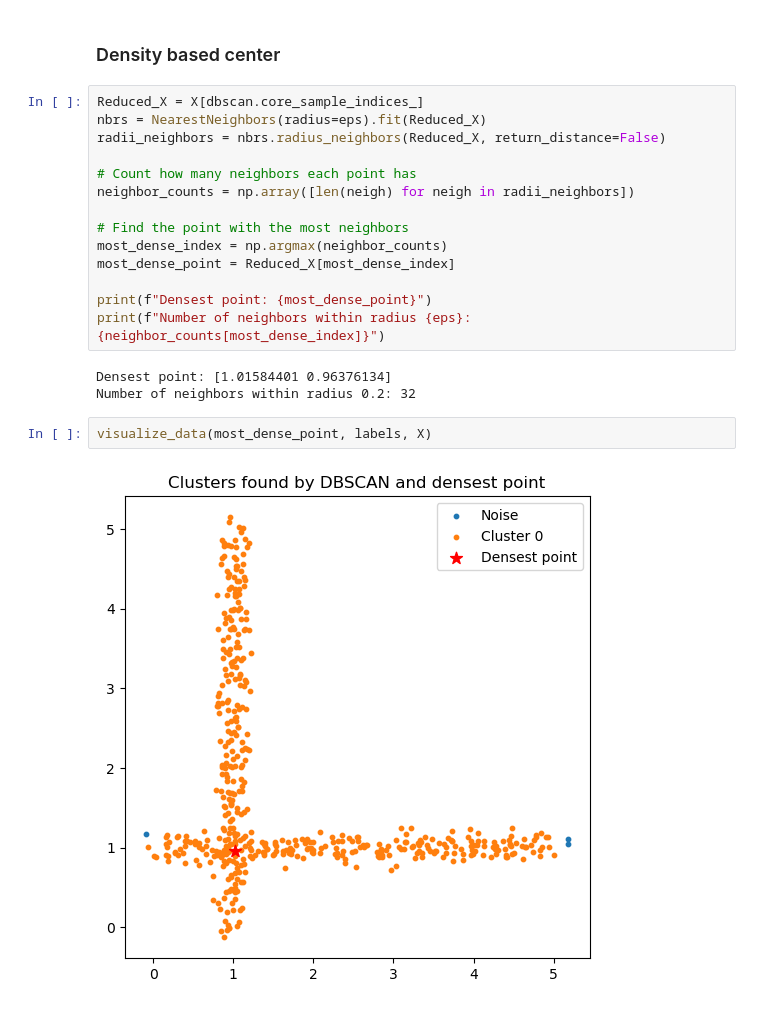
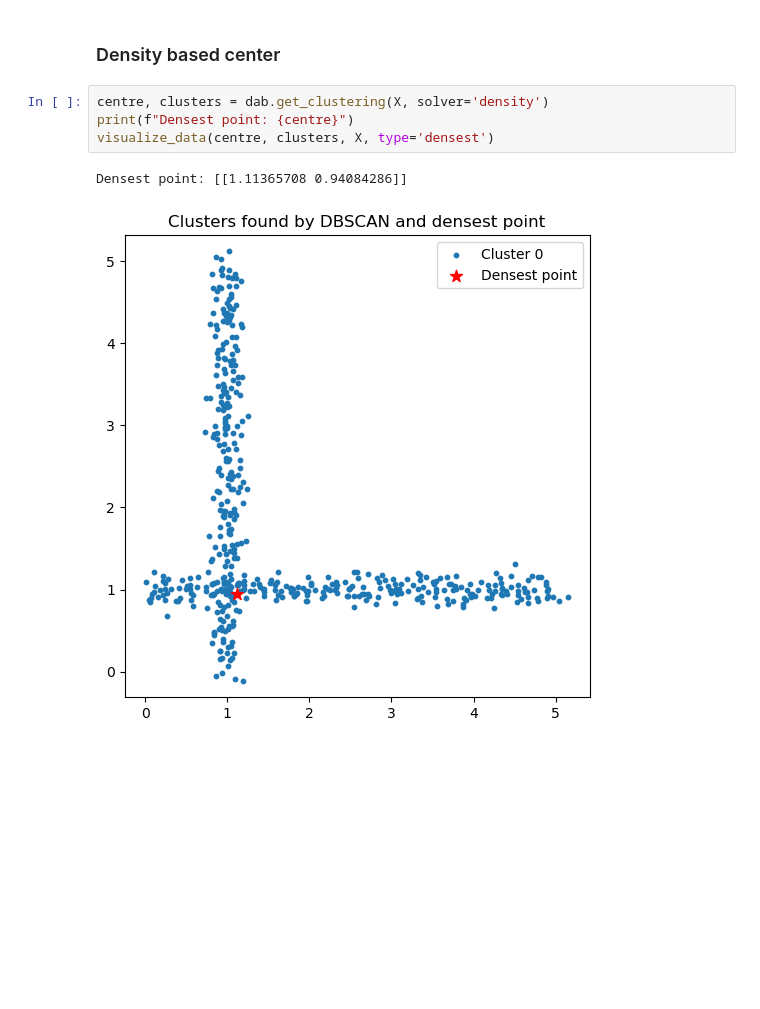
Before and after one commit to UnaiLalana/DAB-SMOTE, a Jupyter notebook: notebooks/DensityBasedCenters.ipynb, the cells around one changed output. Cells and saved outputs as stored; diff of their text form; blank space fills up the shorter version.

```diff
--- a/notebooks/DensityBasedCenters.ipynb
+++ b/notebooks/DensityBasedCenters.ipynb
@@ -76,23 +95,9 @@ visualize_data(mean_point, labels, X)
 # %% [markdown]
 ### Density based center ###
 # %%
-Reduced_X = X[dbscan.core_sample_indices_]
-nbrs = NearestNeighbors(radius=eps).fit(Reduced_X)
-radii_neighbors = nbrs.radius_neighbors(Reduced_X, return_distance=False)
-
-# Count how many neighbors each point has
-neighbor_counts = np.array([len(neigh) for neigh in radii_neighbors])
-
-# Find the point with the most neighbors
-most_dense_index = np.argmax(neighbor_counts)
-most_dense_point = Reduced_X[most_dense_index]
-
-print(f"Densest point: {most_dense_point}")
-print(f"Number of neighbors within radius {eps}: {neighbor_counts[most_dense_index]}")
+centre, clusters = dab.get_clustering(X, solver='density')
+print(f"Densest point: {centre}")
+visualize_data(centre, clusters, X, type='densest')
 # %% [output]
-Densest point: [1.01584401 0.96376134]
-Number of neighbors within radius 0.2: 32
+Densest point: [[1.11365708 0.94084286]]
+[figure, added]
-# %%
-visualize_data(most_dense_point, labels, X)
-# %% [output]
-[figure, removed]
```
Also changed, not shown: parts of 9 cells of this notebook.
